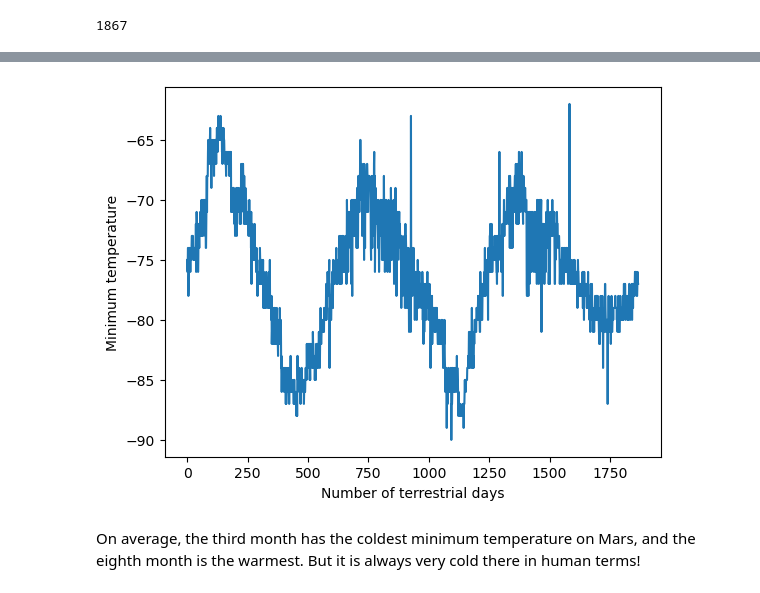
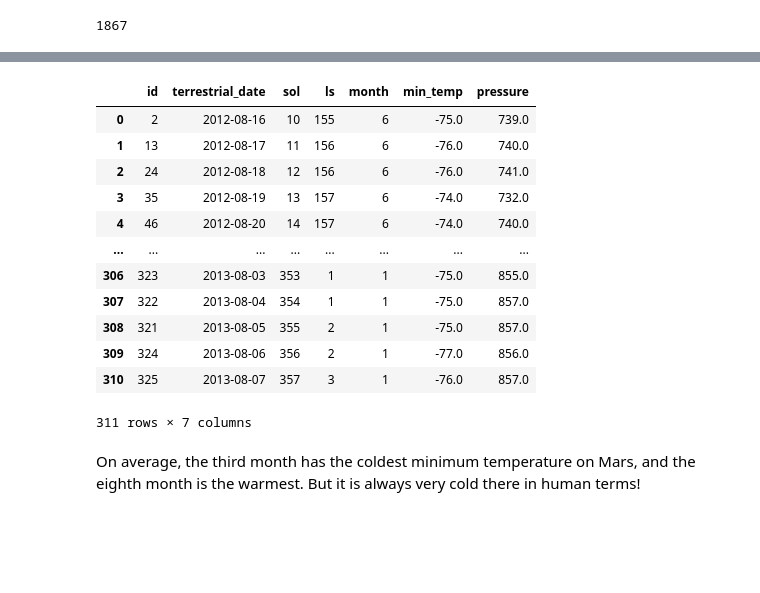
Before and after one commit to StephWolter/datascrape-challenge, a Jupyter notebook: part_2_mars_weather.ipynb, the cells around one changed output, grey strips where cells are left out. Saved outputs shown, nothing was run; the diff lists cells and outputs as text; code cells hidden in the pictures; blank space fills up the shorter version.

```diff
--- a/part_2_mars_weather.ipynb
+++ b/part_2_mars_weather.ipynb
@@ -255,7 +264,23 @@ Name: pressure, dtype: float64
 # %%
 # 5. How many terrestrial (earth) days are there in a Martian year?
+martian_year = mars_df[mars_df['sol'] <= 365]
+martian_year.sort_values('sol')
+
+# martian_year['min_temp'].plot()
 # %% [output]
-[figure, removed]
+|  | id | terrestrial_date | sol | ls | month | min_temp | pressure |
+| 0 | 2 | 2012-08-16 | 10 | 155 | 6 | -75.0 | 739.0 |
+| 1 | 13 | 2012-08-17 | 11 | 156 | 6 | -76.0 | 740.0 |
+| 2 | 24 | 2012-08-18 | 12 | 156 | 6 | -76.0 | 741.0 |
+| 3 | 35 | 2012-08-19 | 13 | 157 | 6 | -74.0 | 732.0 |
+| 4 | 46 | 2012-08-20 | 14 | 157 | 6 | -74.0 | 740.0 |
+| ... | ... | ... | ... | ... | ... | ... | ... |
+| 306 | 323 | 2013-08-03 | 353 | 1 | 1 | -75.0 | 855.0 |
+| 307 | 322 | 2013-08-04 | 354 | 1 | 1 | -75.0 | 857.0 |
+| 308 | 321 | 2013-08-05 | 355 | 2 | 1 | -75.0 | 857.0 |
+| 309 | 324 | 2013-08-06 | 356 | 2 | 1 | -77.0 | 856.0 |
+| 310 | 325 | 2013-08-07 | 357 | 3 | 1 | -76.0 | 857.0 |
+311 rows × 7 columns
 # %% [markdown]
 On average, the third month has the coldest minimum temperature on Mars, and the eighth month is the warmest. But it is always very cold there in human terms!
 # %% [markdown]
```
Also changed, not shown: parts of 17 cells of this notebook, 1 other file.
